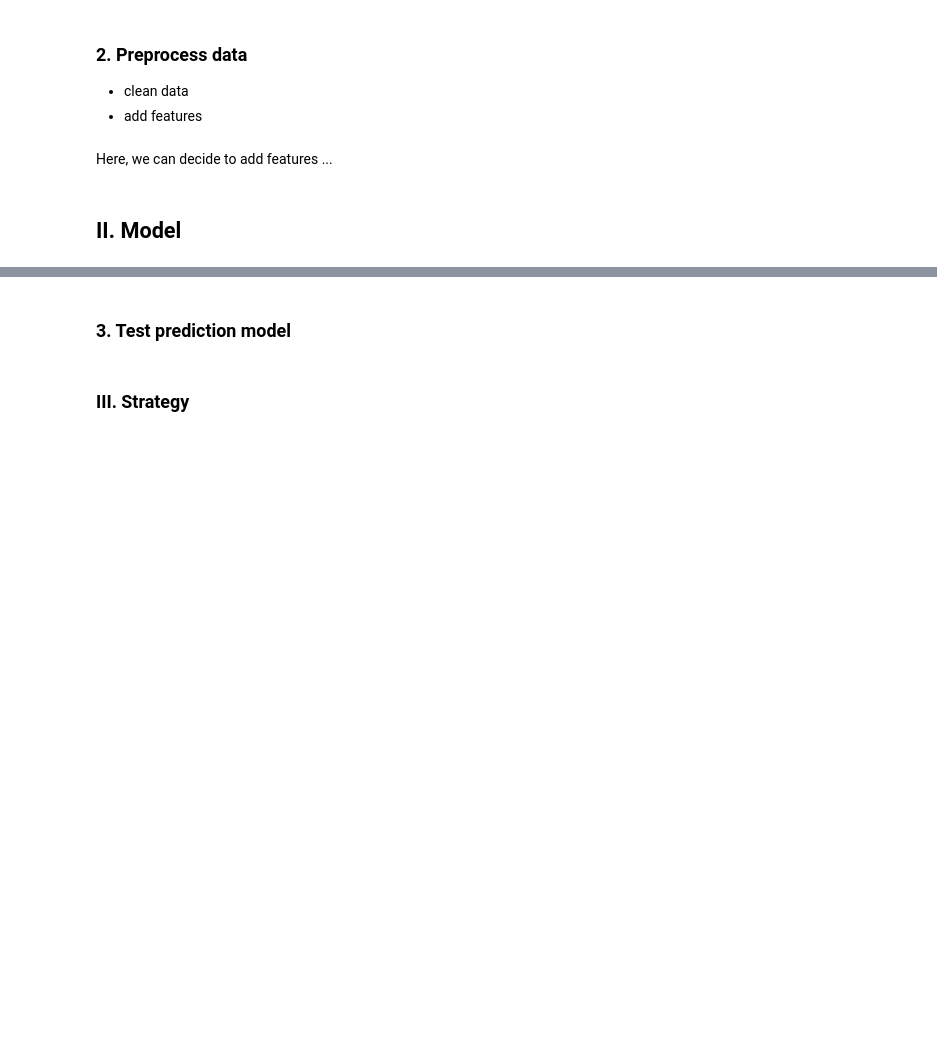
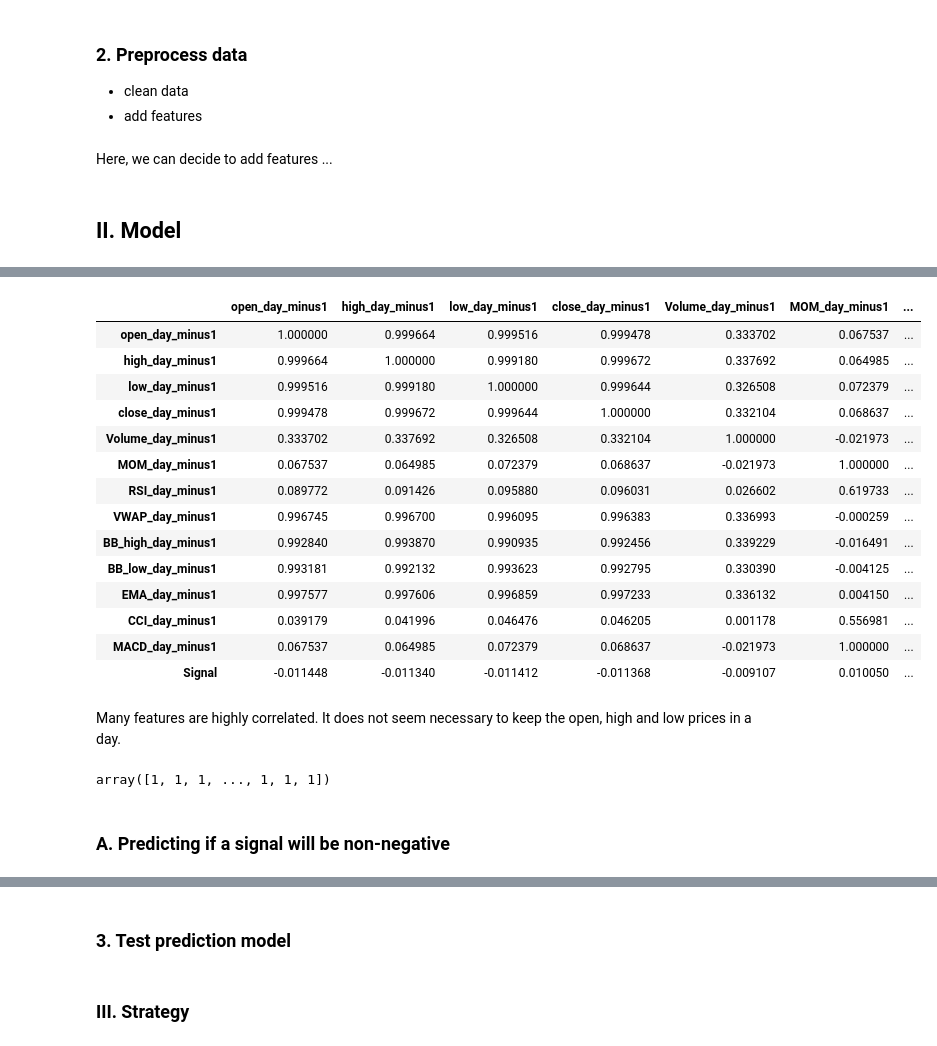
Before and after one commit to KhelifaAmeur/ML-trading-strategies, a Jupyter notebook: test_logit.ipynb, the cells around one changed output, grey strips where cells are left out. Drawn from its saved outputs; the diff is of its cells as text; code cells hidden in the pictures; blank space fills up the shorter version.

```diff
--- a/test_logit.ipynb
+++ b/test_logit.ipynb
@@ -54,11 +54,11 @@ train_data = add_return(train_data)
 test_data = add_return(test_data)
 # %%
 # Add Signal
-train = add_signal(train_data, 0.001)
-test = add_signal(test_data, 0.001)
+train_data = add_signal(train_data, 0.001)
+test_data = add_signal(test_data, 0.001)
 # %%
-train = prepare_data_2D_format(train_data, lookback_period = 2)
-test = prepare_data_2D_format(test_data, lookback_period = 2, undersample = False)
+train = prepare_data_2D_format(train_data, lookback_period = 1, undersample = False)
+test = prepare_data_2D_format(test_data, lookback_period = 1, undersample = False)
 test = test[:-2]
 # %% [markdown]
 ## II. Model
@@ -313,0 +65,34 @@ print(freq)
+# %%
+train.corr()
+# %% [output]
+|  | open_day_minus1 | high_day_minus1 | low_day_minus1 | close_day_minus1 | Volume_day_minus1 | MOM_day_minus1 | ... |
+| open_day_minus1 | 1.000000 | 0.999664 | 0.999516 | 0.999478 | 0.333702 | 0.067537 | ... |
+| high_day_minus1 | 0.999664 | 1.000000 | 0.999180 | 0.999672 | 0.337692 | 0.064985 | ... |
+| low_day_minus1 | 0.999516 | 0.999180 | 1.000000 | 0.999644 | 0.326508 | 0.072379 | ... |
+| close_day_minus1 | 0.999478 | 0.999672 | 0.999644 | 1.000000 | 0.332104 | 0.068637 | ... |
+| Volume_day_minus1 | 0.333702 | 0.337692 | 0.326508 | 0.332104 | 1.000000 | -0.021973 | ... |
+| MOM_day_minus1 | 0.067537 | 0.064985 | 0.072379 | 0.068637 | -0.021973 | 1.000000 | ... |
+| RSI_day_minus1 | 0.089772 | 0.091426 | 0.095880 | 0.096031 | 0.026602 | 0.619733 | ... |
+| VWAP_day_minus1 | 0.996745 | 0.996700 | 0.996095 | 0.996383 | 0.336993 | -0.000259 | ... |
+| BB_high_day_minus1 | 0.992840 | 0.993870 | 0.990935 | 0.992456 | 0.339229 | -0.016491 | ... |
+| BB_low_day_minus1 | 0.993181 | 0.992132 | 0.993623 | 0.992795 | 0.330390 | -0.004125 | ... |
+| EMA_day_minus1 | 0.997577 | 0.997606 | 0.996859 | 0.997233 | 0.336132 | 0.004150 | ... |
+| CCI_day_minus1 | 0.039179 | 0.041996 | 0.046476 | 0.046205 | 0.001178 | 0.556981 | ... |
+| MACD_day_minus1 | 0.067537 | 0.064985 | 0.072379 | 0.068637 | -0.021973 | 1.000000 | ... |
+| Signal | -0.011448 | -0.011340 | -0.011412 | -0.011368 | -0.009107 | 0.010050 | ... |
+# %% [markdown]
+Many features are highly correlated. It does not seem necessary to keep the open, high and low prices in a day.
+# %%
+from sklearn.linear_model import LogisticRegression
+# Create MLR model
+logistic_regression = LogisticRegression(multi_class="multinomial")
+
+# Train
+log = logistic_regression.fit(train.drop(['Signal'], axis = 1), train['Signal'])
+
+# Check score
+y_pred = log.predict(test.drop(['Signal'], axis = 1))
+# %% [output]
+array([1, 1, 1, ..., 1, 1, 1])
+# %% [markdown]
+### A. Predicting if a signal will be non-negative
```
Also changed, not shown: parts of 38 cells of this notebook, 1 other file.
